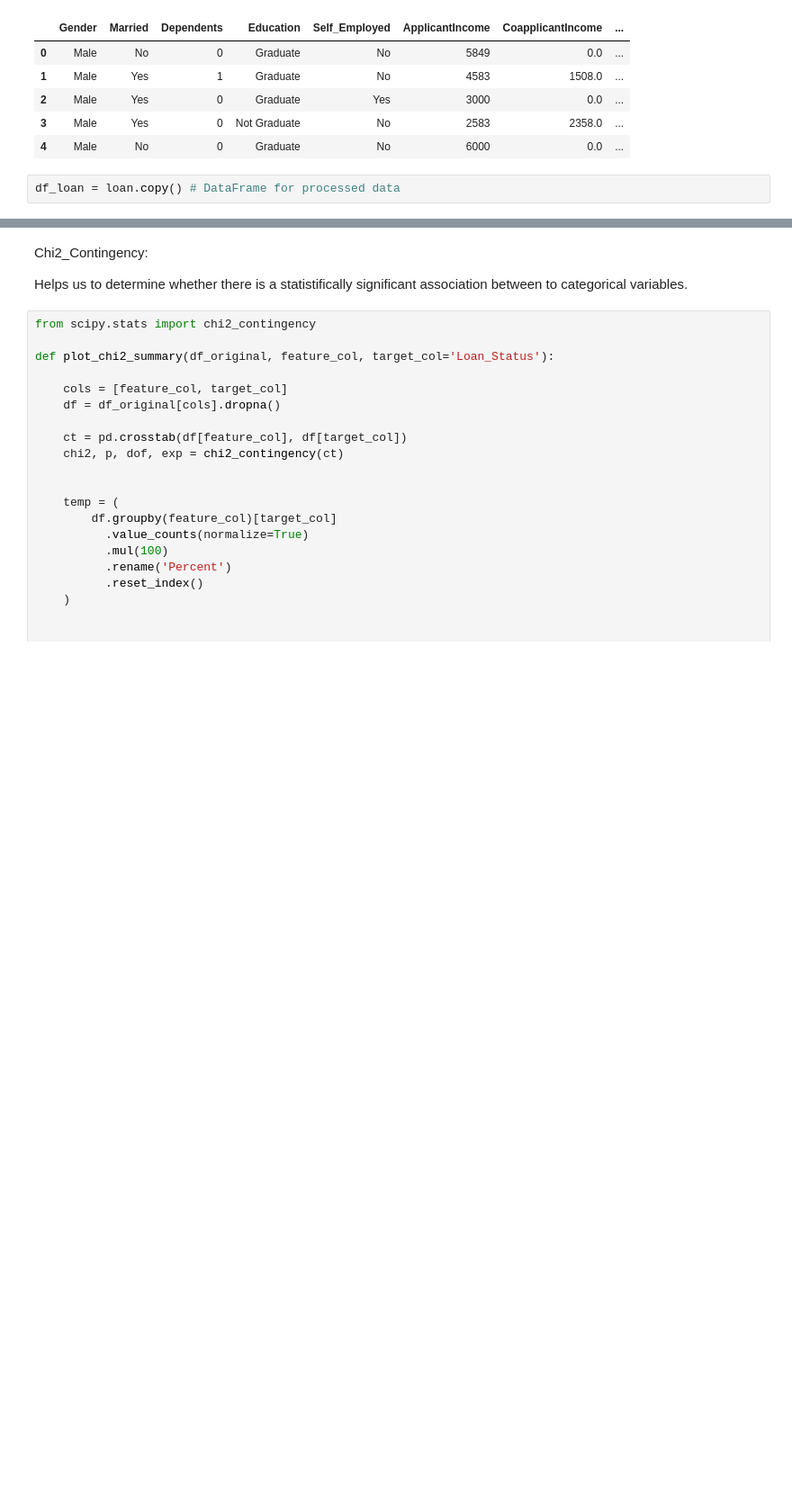
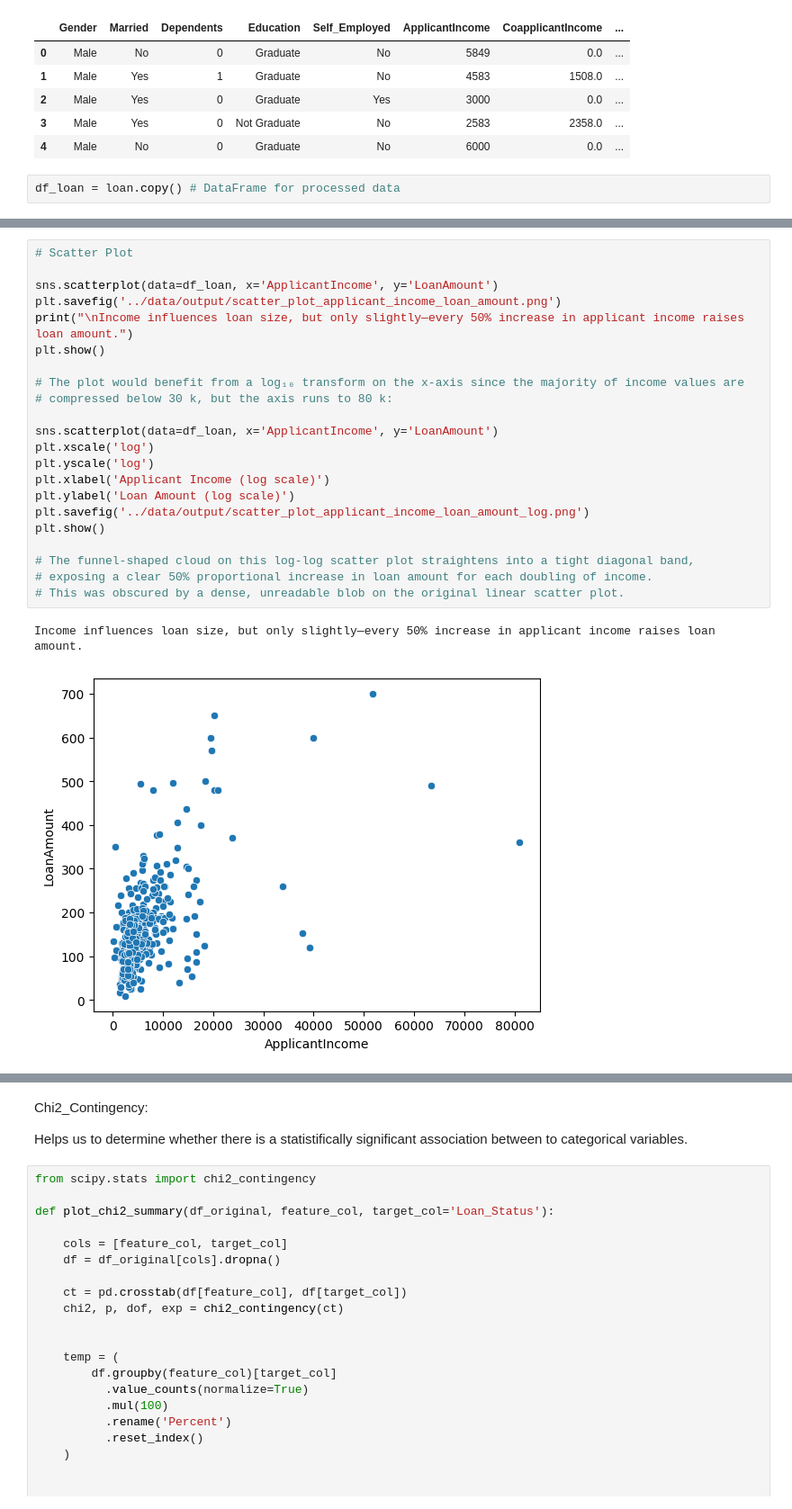
Before and after one commit to marzi-dezfoulianrad/data_science_project_loan, a Jupyter notebook: notebook/loan_correlation.ipynb, the cells around one changed output, grey strips where cells are left out. Shown: that part at 90% size. Saved outputs shown, nothing was run; the diff lists cells and outputs as text; blank space fills up the shorter version.

Commit message:
adding scatterplot

```diff
--- a/notebook/loan_correlation.ipynb
+++ b/notebook/loan_correlation.ipynb
@@ -27,0 +42,25 @@ df_loan = loan.copy() # DataFrame for processed data
+# %%
+# Scatter Plot
+
+sns.scatterplot(data=df_loan, x='ApplicantIncome', y='LoanAmount')
+plt.savefig('../data/output/scatter_plot_applicant_income_loan_amount.png')
+print("\nIncome influences loan size, but only slightly—every 50% increase in applicant income raises loan amount.")
+plt.show()
+
+# The plot would benefit from a log₁₀ transform on the x-axis since the majority of income values are
+# compressed below 30 k, but the axis runs to 80 k:
+
+sns.scatterplot(data=df_loan, x='ApplicantIncome', y='LoanAmount')
+plt.xscale('log')
+plt.yscale('log')
+plt.xlabel('Applicant Income (log scale)')
+plt.ylabel('Loan Amount (log scale)')
+plt.savefig('../data/output/scatter_plot_applicant_income_loan_amount_log.png')
+plt.show()
+
+# The funnel-shaped cloud on this log-log scatter plot straightens into a tight diagonal band,
+# exposing a clear 50% proportional increase in loan amount for each doubling of income.
+# This was obscured by a dense, unreadable blob on the original linear scatter plot.
+# %% [output]
+Income influences loan size, but only slightly—every 50% increase in applicant income raises loan amount.
+[figure, added]
```
Also changed, not shown: parts of 3 cells of this notebook, 2 other files.
